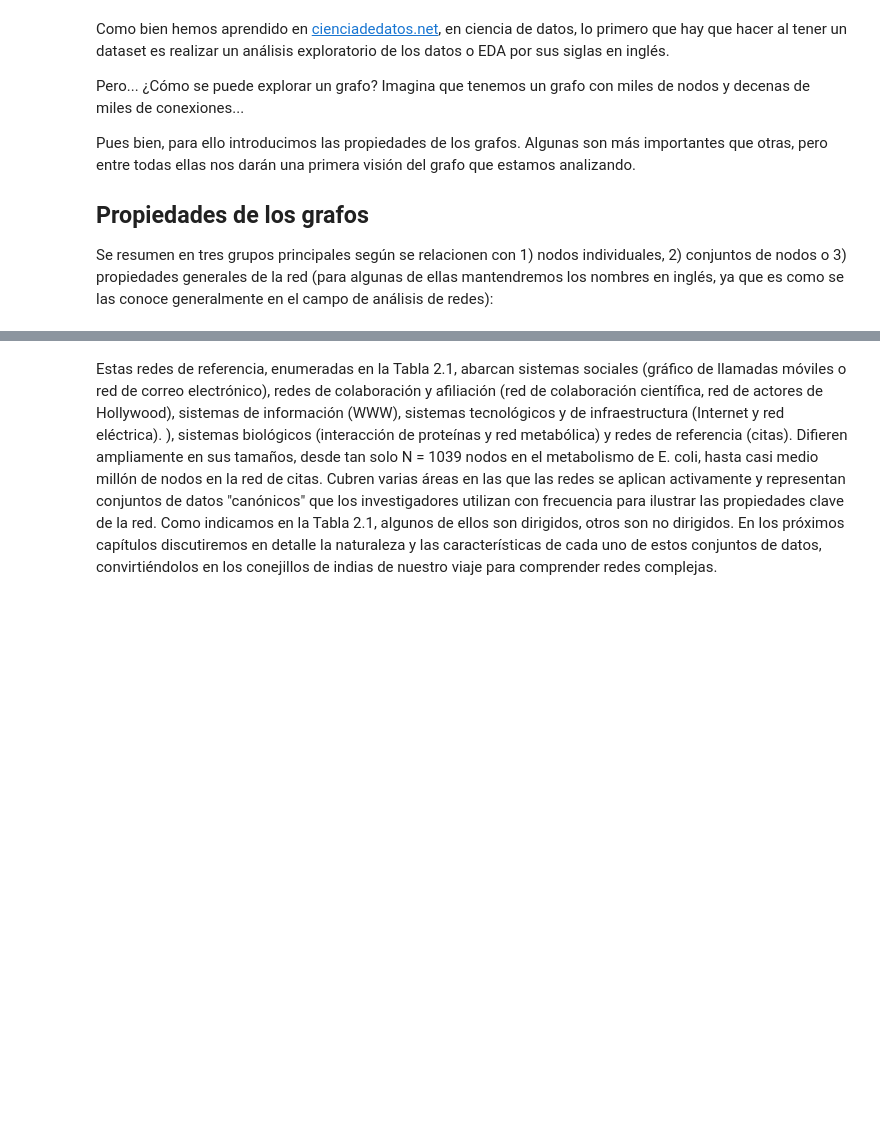
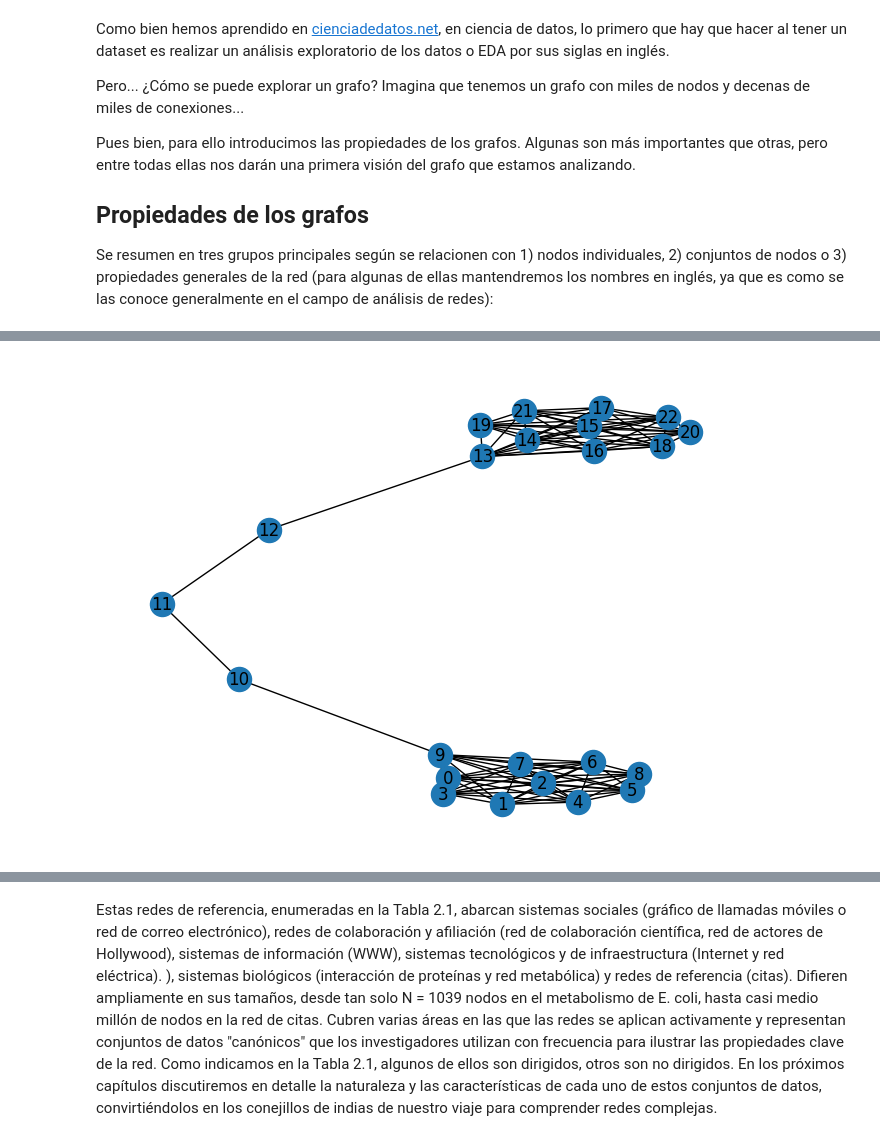
Before and after one commit to FernandoCarazoMelo/network-science, a Jupyter notebook: notebooks/01_FC_network-intro.ipynb, the cells around one changed output, grey strips where cells are left out. Cells and saved outputs as stored; diff of their text form; code cells hidden in the pictures; blank space fills up the shorter version.

```diff
--- a/notebooks/01_FC_network-intro.ipynb
+++ b/notebooks/01_FC_network-intro.ipynb
@@ -418,0 +530,5 @@ Se resumen en tres grupos principales según se relacionen con 1) nodos individu
+# %%
+G =nx.barbell_graph(m1=10, m2=3)
+nx.draw(G, with_labels=True)
+# %% [output]
+[figure, added]
```
Also changed, not shown: parts of 27 cells of this notebook.
